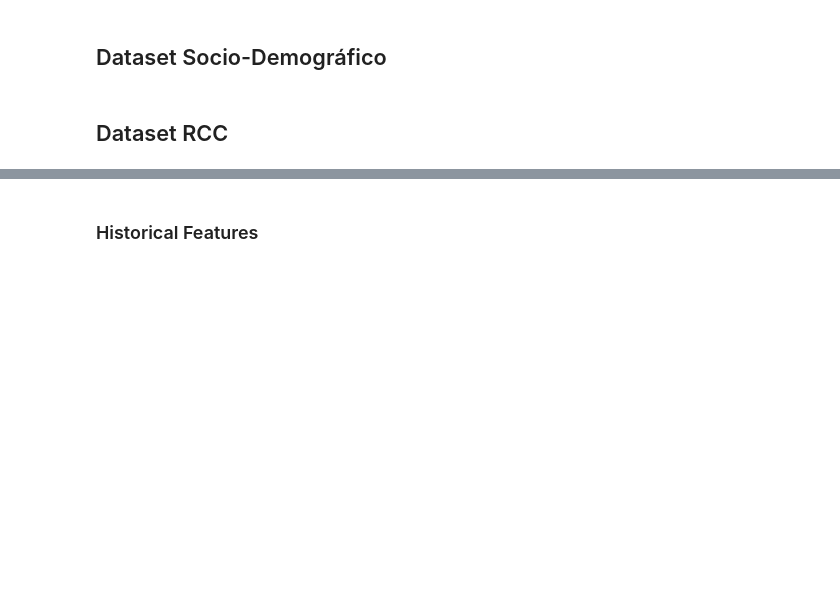
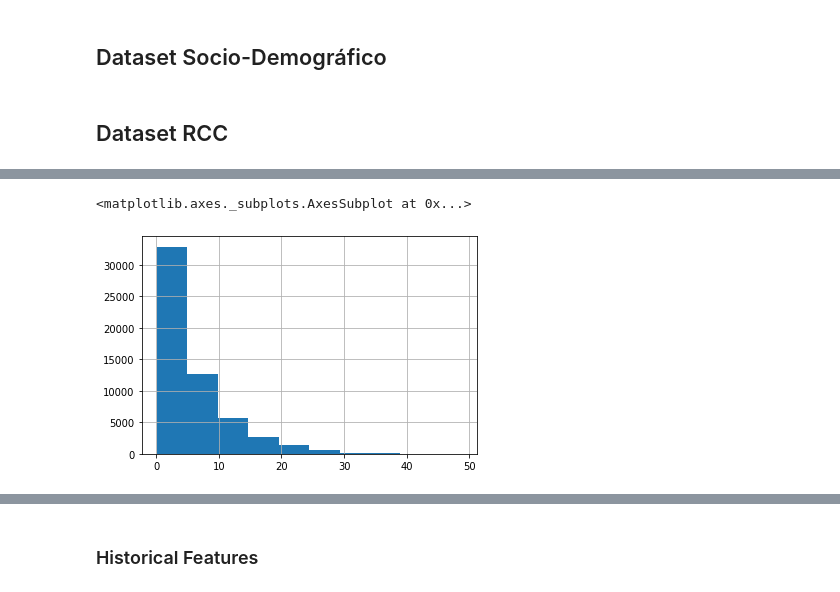
Before and after one commit to mlaricobar/solution-datathon-interbank-2020, a Jupyter notebook: [03] Feature Engineering.ipynb, the cells around one changed output, grey strips where cells are left out. Drawn from its saved outputs; the diff is of its cells as text; code cells hidden in the pictures; blank space fills up the shorter version.

```diff
--- a/[03] Feature Engineering.ipynb
+++ b/[03] Feature Engineering.ipynb
@@ -76,0 +251,5 @@ df_rcc_train.head(3)
+# %%
+df_rcc_train_agg_month.loc[df_rcc_train_agg_month['target'] == 1, "REAL_PRODUCT_COUNT_MEAN"].hist()
+# %% [output]
+<matplotlib.axes._subplots.AxesSubplot at 0x...>
+[figure, added]
```
Also changed, not shown: parts of 46 cells of this notebook.
